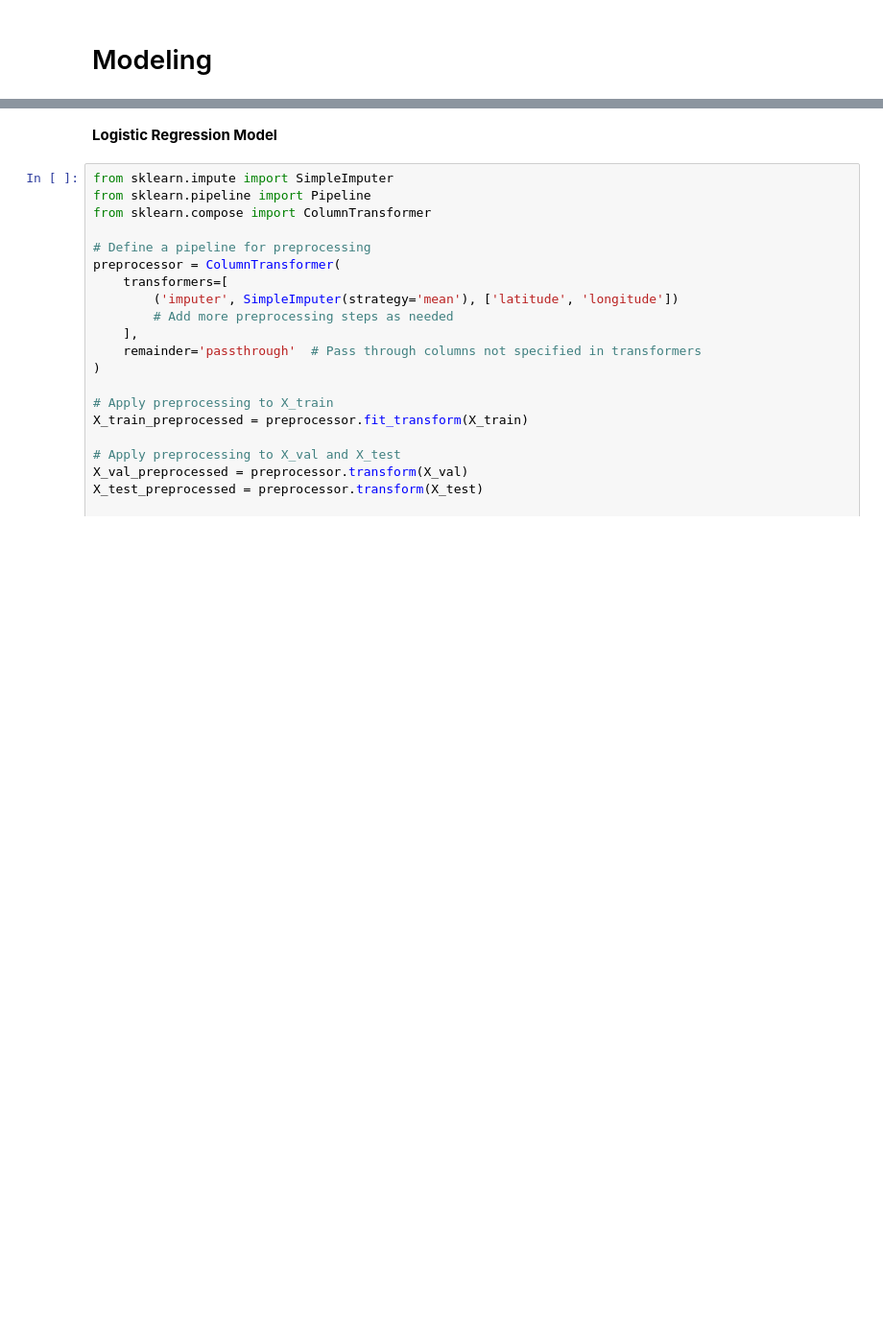
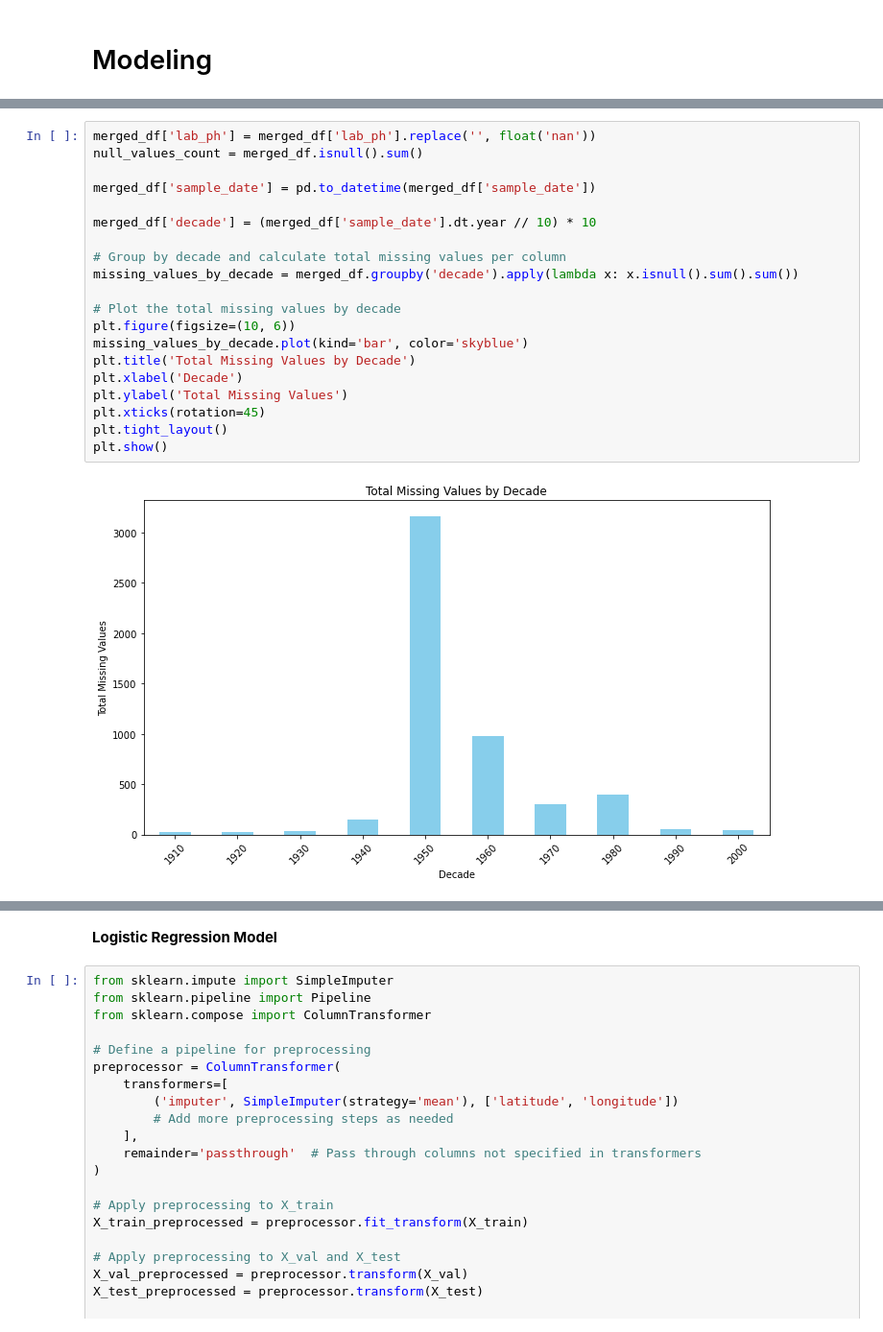
Before and after one commit to vickyvanderwagt/Identifying-Optimal-Location-for-San-Diego-Water-Treatment-Plant, a Jupyter notebook: ADS508-Updated Code.ipynb, the cells around one changed output, grey strips where cells are left out. Shown at 96% size. Drawn from its saved outputs; the diff is of its cells as text; blank space fills up the shorter version.

```diff
--- a/ADS508-Updated Code.ipynb
+++ b/ADS508-Updated Code.ipynb
@@ -1414,0 +1504,22 @@ print(df_first_5_rows)
+# %%
+merged_df['lab_ph'] = merged_df['lab_ph'].replace('', float('nan'))
+null_values_count = merged_df.isnull().sum()
+
+merged_df['sample_date'] = pd.to_datetime(merged_df['sample_date'])
+
+merged_df['decade'] = (merged_df['sample_date'].dt.year // 10) * 10
+
+# Group by decade and calculate total missing values per column
+missing_values_by_decade = merged_df.groupby('decade').apply(lambda x: x.isnull().sum().sum())
+
+# Plot the total missing values by decade
+plt.figure(figsize=(10, 6))
+missing_values_by_decade.plot(kind='bar', color='skyblue')
+plt.title('Total Missing Values by Decade')
+plt.xlabel('Decade')
+plt.ylabel('Total Missing Values')
+plt.xticks(rotation=45)
+plt.tight_layout()
+plt.show()
+# %% [output]
+[figure, added]
```
Also changed, not shown: parts of 30 cells of this notebook.
